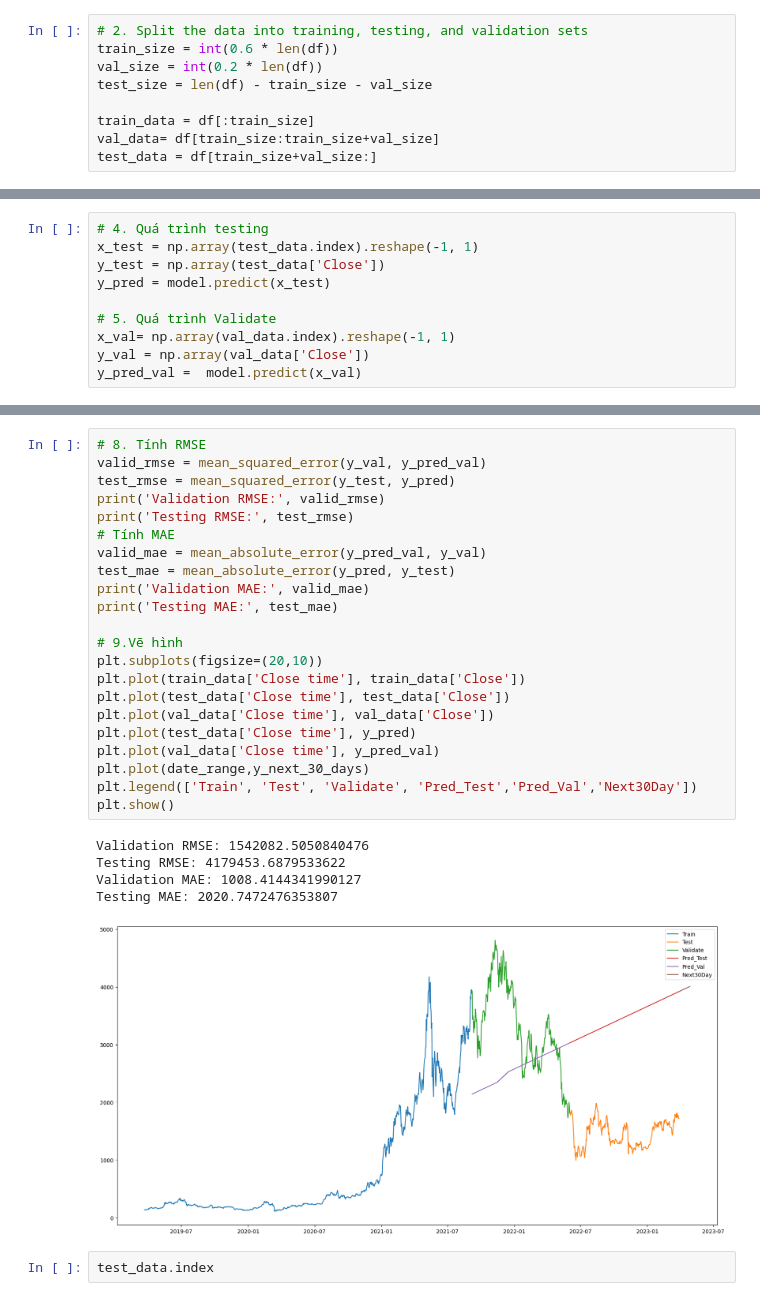
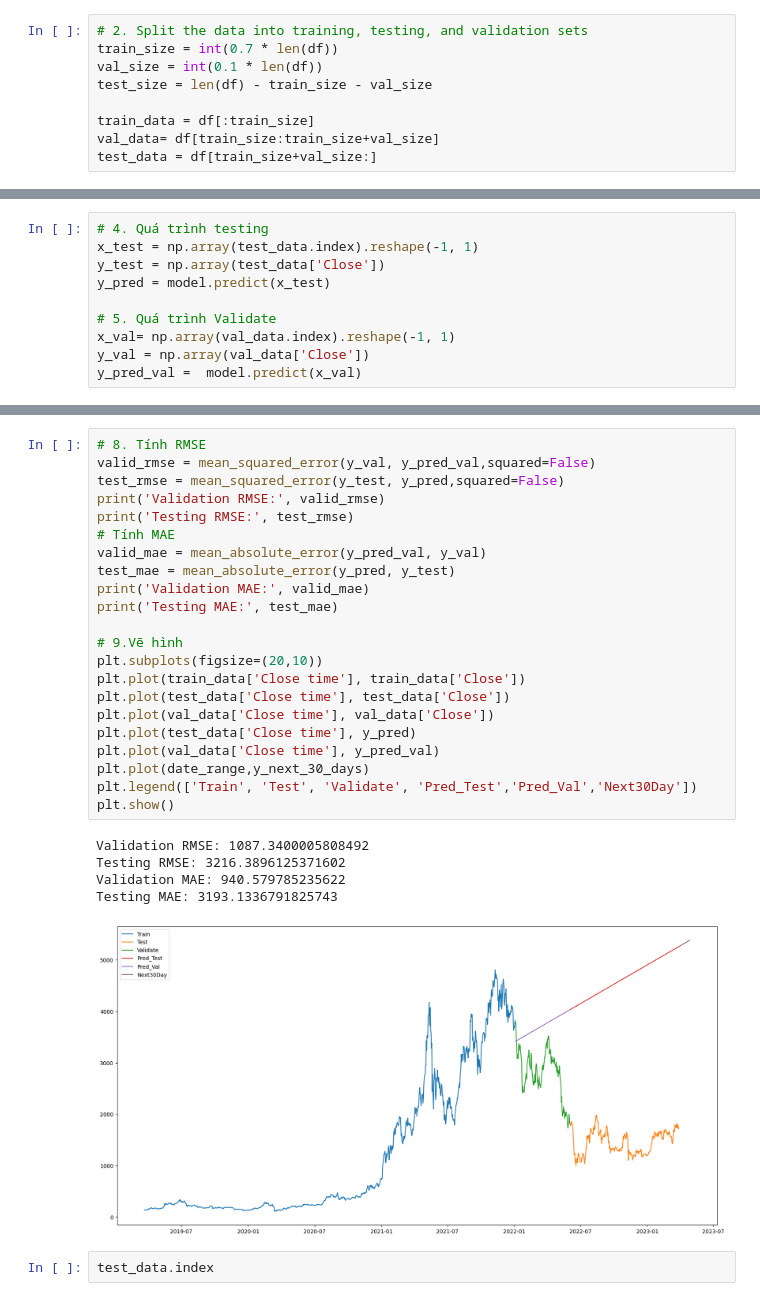
Before and after one commit to hoapham2k2/IS403.N21.HTTT_Nhom6, a Jupyter notebook: LN.ipynb, the cells around one changed output, grey strips where cells are left out. Cells and saved outputs as stored; diff of their text form.

```diff
--- a/LN.ipynb
+++ b/LN.ipynb
@@ -40,8 +40,8 @@ df
 1500 rows × 2 columns
 # %%
 # 2. Split the data into training, testing, and validation sets
-train_size = int(0.6 * len(df))
-val_size = int(0.2 * len(df))
+train_size = int(0.7 * len(df))
+val_size = int(0.1 * len(df))
 test_size = len(df) - train_size - val_size
 
 train_data = df[:train_size]
@@ -115,31 +115,31 @@ Testing MAE: 2020.7472476353807
 # %%
 # 8. Tính RMSE
-valid_rmse = mean_squared_error(y_val, y_pred_val)
-test_rmse = mean_squared_error(y_test, y_pred)
+valid_rmse = mean_squared_error(y_val, y_pred_val,squared=False)
+test_rmse = mean_squared_error(y_test, y_pred,squared=False)
 print('Validation RMSE:', valid_rmse)
 print('Testing RMSE:', test_rmse)
 # Tính MAE
 valid_mae = mean_absolute_error(y_pred_val, y_val)
 test_mae = mean_absolute_error(y_pred, y_test)
 print('Validation MAE:', valid_mae)
 print('Testing MAE:', test_mae)
 
 # 9.Vẽ hình
 plt.subplots(figsize=(20,10))
 plt.plot(train_data['Close time'], train_data['Close'])
 plt.plot(test_data['Close time'], test_data['Close'])
 plt.plot(val_data['Close time'], val_data['Close'])
 plt.plot(test_data['Close time'], y_pred)
 plt.plot(val_data['Close time'], y_pred_val)
 plt.plot(date_range,y_next_30_days)
 plt.legend(['Train', 'Test', 'Validate', 'Pred_Test','Pred_Val','Next30Day'])
 plt.show()
 # %% [output]
-Validation RMSE: 1542082.5050840476
-Testing RMSE: 4179453.6879533622
-Validation MAE: 1008.4144341990127
-Testing MAE: 2020.7472476353807
+Validation RMSE: 1087.3400005808492
+Testing RMSE: 3216.3896125371602
+Validation MAE: 940.579785235622
+Testing MAE: 3193.1336791825743
-[figure, old version]
+[figure, new version]
 # %%
 test_data.index
 # %% [output]
```
Also changed, not shown: parts of 2 cells of this notebook.
